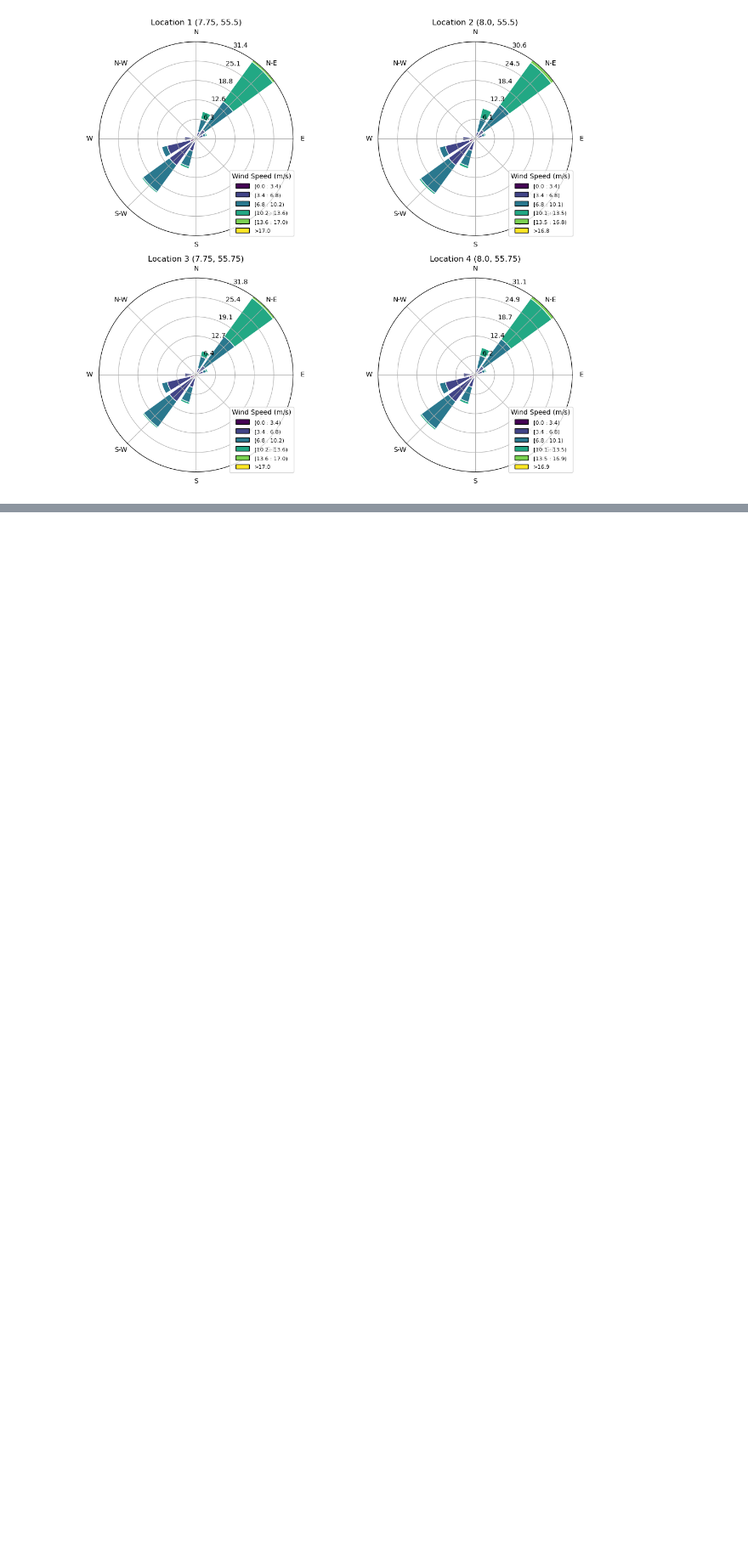
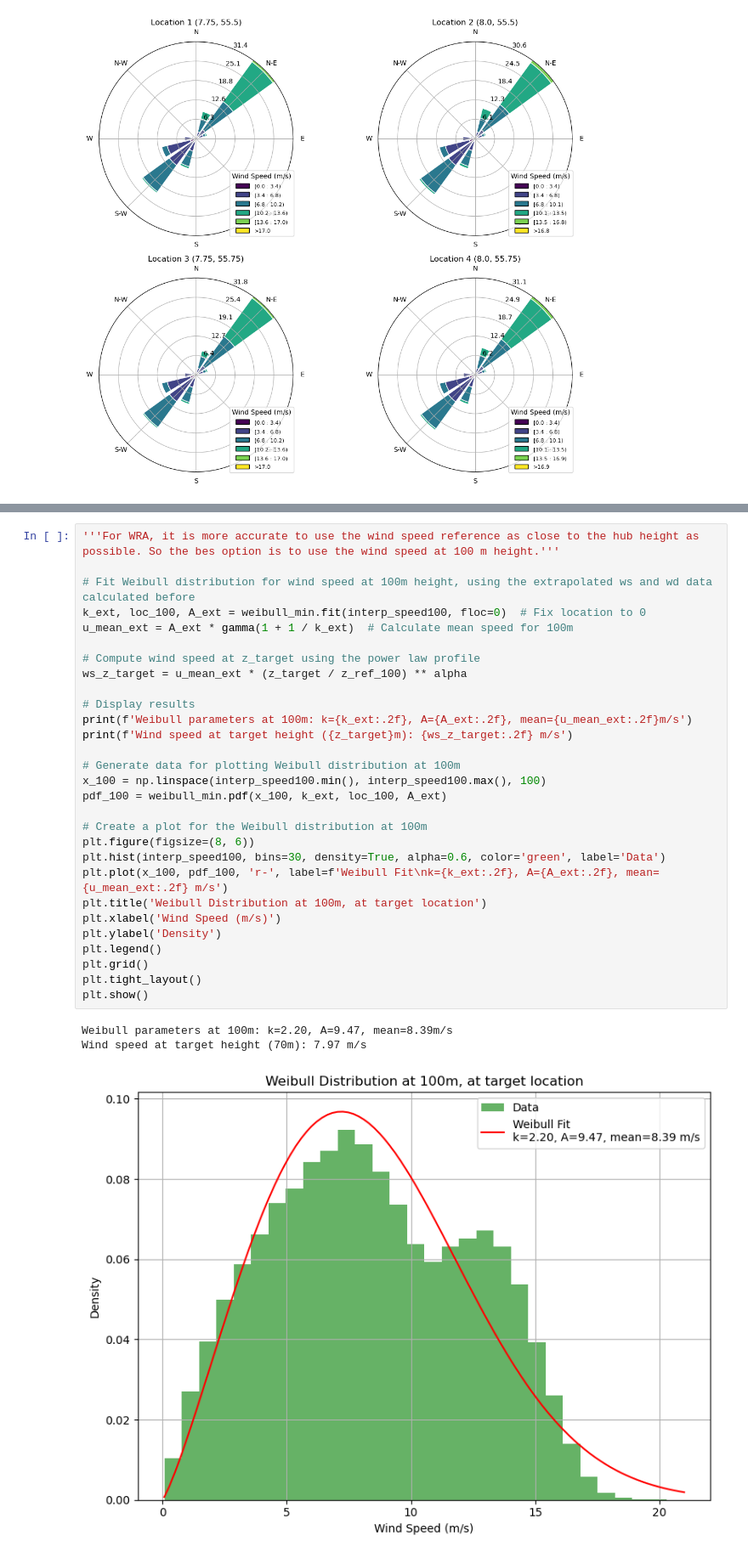
Before and after one commit to DTUWindEducation/final-project-bladepyrunner, a Jupyter notebook: main_code.ipynb, the cells around one changed output, grey strips where cells are left out. Shown at 85% size. Drawn from its saved outputs; the diff is of its cells as text; blank space fills up the shorter version.

```diff
--- a/main_code.ipynb
+++ b/main_code.ipynb
@@ -318,0 +353,33 @@ See the caveats in the documentation: https://pandas.pydata.org/pandas-docs/stab
+# %%
+'''For WRA, it is more accurate to use the wind speed reference as close to the hub height as possible. So the bes option is to use the wind speed at 100 m height.'''
+
+# Fit Weibull distribution for wind speed at 100m height, using the extrapolated ws and wd data calculated before
+k_ext, loc_100, A_ext = weibull_min.fit(interp_speed100, floc=0)  # Fix location to 0
+u_mean_ext = A_ext * gamma(1 + 1 / k_ext)  # Calculate mean speed for 100m
+
+# Compute wind speed at z_target using the power law profile
+ws_z_target = u_mean_ext * (z_target / z_ref_100) ** alpha
+
+# Display results
+print(f'Weibull parameters at 100m: k={k_ext:.2f}, A={A_ext:.2f}, mean={u_mean_ext:.2f}m/s')
+print(f'Wind speed at target height ({z_target}m): {ws_z_target:.2f} m/s')
+
+# Generate data for plotting Weibull distribution at 100m
+x_100 = np.linspace(interp_speed100.min(), interp_speed100.max(), 100)
+pdf_100 = weibull_min.pdf(x_100, k_ext, loc_100, A_ext)
+
+# Create a plot for the Weibull distribution at 100m
+plt.figure(figsize=(8, 6))
+plt.hist(interp_speed100, bins=30, density=True, alpha=0.6, color='green', label='Data')
+plt.plot(x_100, pdf_100, 'r-', label=f'Weibull Fit\nk={k_ext:.2f}, A={A_ext:.2f}, mean={u_mean_ext:.2f} m/s')
+plt.title('Weibull Distribution at 100m, at target location')
+plt.xlabel('Wind Speed (m/s)')
+plt.ylabel('Density')
+plt.legend()
+plt.grid()
+plt.tight_layout()
+plt.show()
+# %% [output]
+Weibull parameters at 100m: k=2.20, A=9.47, mean=8.39m/s
+Wind speed at target height (70m): 7.97 m/s
+[figure, added]
```
Also changed, not shown: parts of 5 cells of this notebook.
